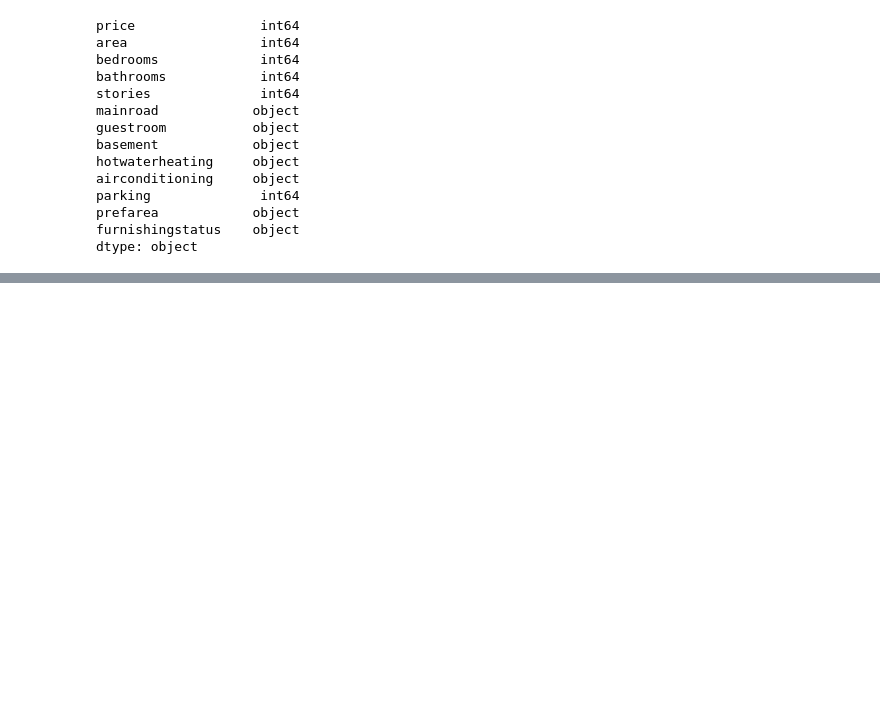
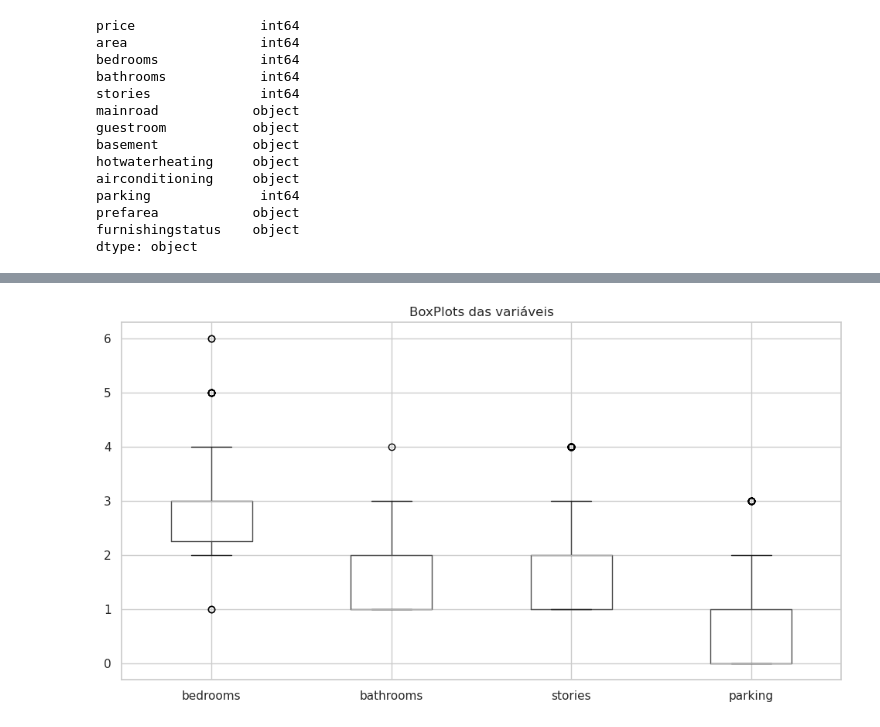
Before and after one commit to hugogsmendes/Houses-prediction, a Jupyter notebook: models_ml/model.ipynb, the cells around one changed output, grey strips where cells are left out. Drawn from its saved outputs; the diff is of its cells as text; code cells hidden in the pictures; blank space fills up the shorter version.

```diff
--- a/models_ml/model.ipynb
+++ b/models_ml/model.ipynb
@@ -125,0 +275,7 @@ Preço da Casa (Atributo Alvo) -> Preço
+# %%
+# Detecção de outliers
+df_casas.drop(columns=["price","area"]).select_dtypes(include=np.number).boxplot(figsize=(12,6))
+plt.title("BoxPlots das variáveis")
+plt.show()
+# %% [output]
+[figure, added]
```
Also changed, not shown: parts of 26 cells of this notebook.
